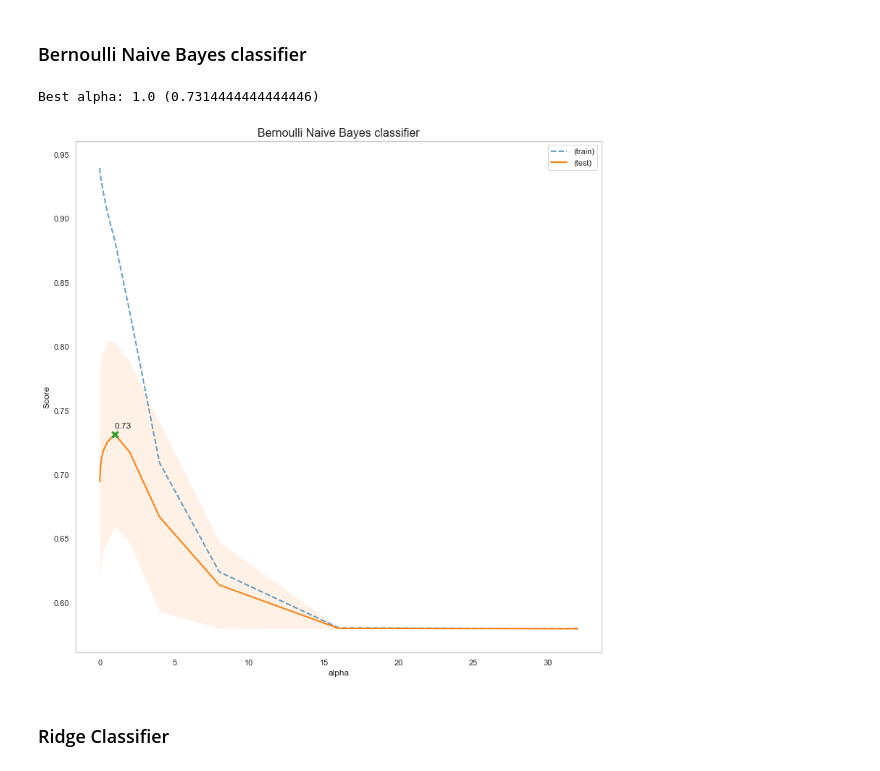
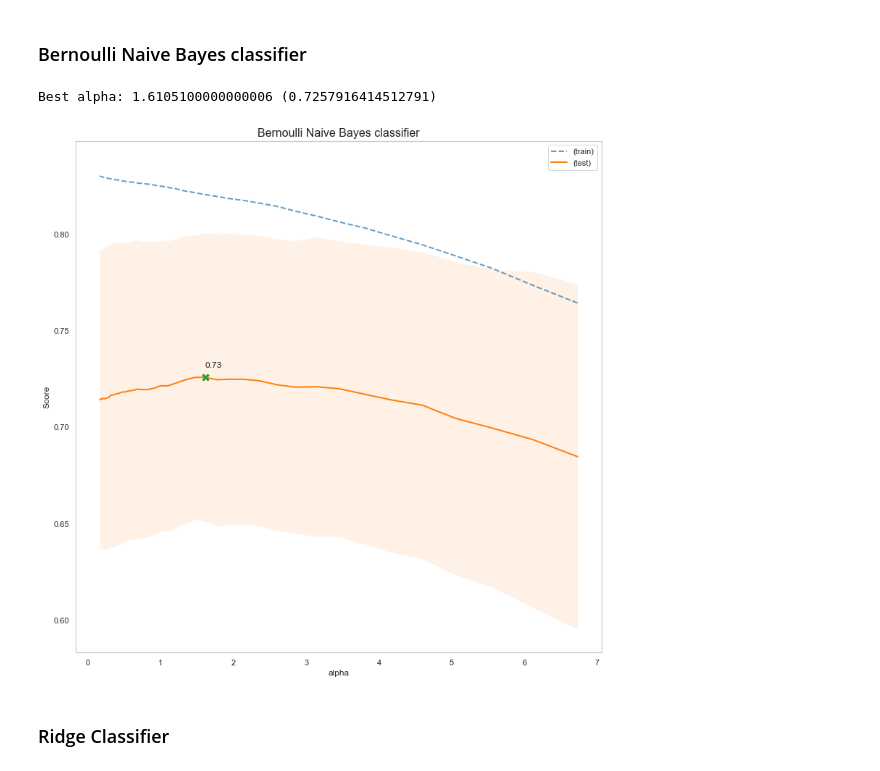
Before and after one commit to ferranSanchezLlado/Bachelor-Thesis, a Jupyter notebook: TFG.ipynb, the cells around one changed output. Saved outputs shown, nothing was run; the diff lists cells and outputs as text; code cells hidden in the pictures.

```diff
--- a/TFG.ipynb
+++ b/TFG.ipynb
@@ -539,0 +520,33 @@ Preprocessing dev data loaded succesfully
+# %%
+from scipy import sparse
+
+train_path, dev_path, test_path = "./data/X_train_basic_Atalaya.npz", "./data/X_dev_basic_Atalaya.npz", "./data/X_test_basic_Atalaya.npz"
+if not 'is_TfIDF_fitted' in globals(): #Avoids redefinition, so rexecuting cell doesn't rewrite the value
+    is_TfIDF_fitted = False
+
+def load_Tfidf_processing(pipe, train_data, data, path, name):
+    global is_TfIDF_fitted
+
+    if os.path.isfile(path):
+        X_basic = sparse.load_npz(path)
+        print(f"Preprocessing {name} data loaded succesfully")
+    else:
+        init_print_progress(train_data.shape[0])
+        if data.equals(train_data):
+            print("Pipe will be fitted first.")
+            X_basic = pipe.fit_transform(train_data['text'])
+        else:
+            if not is_TfIDF_fitted:
+                pipe.fit(train_data['text'])
+                is_TfIDF_fitted = True
+
+            init_print_progress(data.shape[0])
+            X_basic = pipe.transform(data['text'])
+
+        sparse.save_npz(path, X_basic)
+
+    return X_basic
+
+X_basic_train = load_Tfidf_processing(basic_pipe, english_train, english_train, train_path, "train")
+X_basic_dev = load_Tfidf_processing(basic_pipe, english_train, english_dev, dev_path, "dev")
+X_basic_test = load_Tfidf_processing(basic_pipe, english_train, english_test, test_path, "test")
@@ -561,7 +579,8 @@ X_extra_dev = extra_pipe.transform(english_dev['text'])
 # %%
 # Joins the Tf-Idf matrix and the extra data
-X_train = sparse.hstack((X_train_basic, X_extra_train))
-X_dev = sparse.hstack((X_dev_basic, X_extra_dev))
+X_train = X_basic_train #sparse.hstack((X_basic_train, X_extra_train))
+X_dev = X_basic_dev #sparse.hstack((X_basic_dev, X_extra_dev))
+X_test = X_basic_test #sparse.hstack((X_basic_test, X_extra_test))
 # %% [markdown]
 ## Classification models
 # %%
@@ -713,7 +763,7 @@ def plot_gridsearch(results, feature, model_name):
 # %%
 from sklearn.model_selection import GridSearchCV
 
-grid_search_multinomial = GridSearchCV(multinomial, param_grid={'alpha': [2 ** (-i) for i in range(-5,10)]}, scoring='accuracy', return_train_score=True, n_jobs = -1, cv=10)
+grid_search_multinomial = GridSearchCV(multinomial, param_grid={'alpha': [1.1 ** (-i) for i in range(-20,20)]}, scoring='f1_macro', return_train_score=True, n_jobs = -1, cv=10)
 grid_search_multinomial.fit(X_train, english_train['HS'])
 
 plot_gridsearch(grid_search_multinomial.cv_results_, 'alpha', models[multinomial])
@@ -723,13 +773,13 @@ Best alpha: 1.0 (0.7023333333333334)
 # %% [markdown]
 ### Bernoulli Naive Bayes classifier
 # %%
-grid_search_bernoulli = GridSearchCV(bernoulli, param_grid={'alpha': [2 ** (-i) for i in range(-5,10)]}, scoring='accuracy', return_train_score=True, n_jobs = -1, cv=10)
+grid_search_bernoulli = GridSearchCV(bernoulli, param_grid={'alpha': [1.1 ** (-i) for i in range(-20,20)]}, scoring='f1_macro', return_train_score=True, n_jobs = -1, cv=10)
 grid_search_bernoulli.fit(X_train, english_train['HS'])
 
 plot_gridsearch(grid_search_bernoulli.cv_results_, 'alpha', models[bernoulli])
 # %% [output]
-Best alpha: 1.0 (0.7314444444444446)
+Best alpha: 1.6105100000000006 (0.7257916414512791)
-[figure, old version]
+[figure, new version]
 # %% [markdown]
 ### Ridge Classifier
 # %%
```
Also changed, not shown: parts of 49 cells of this notebook, 11 other files.
